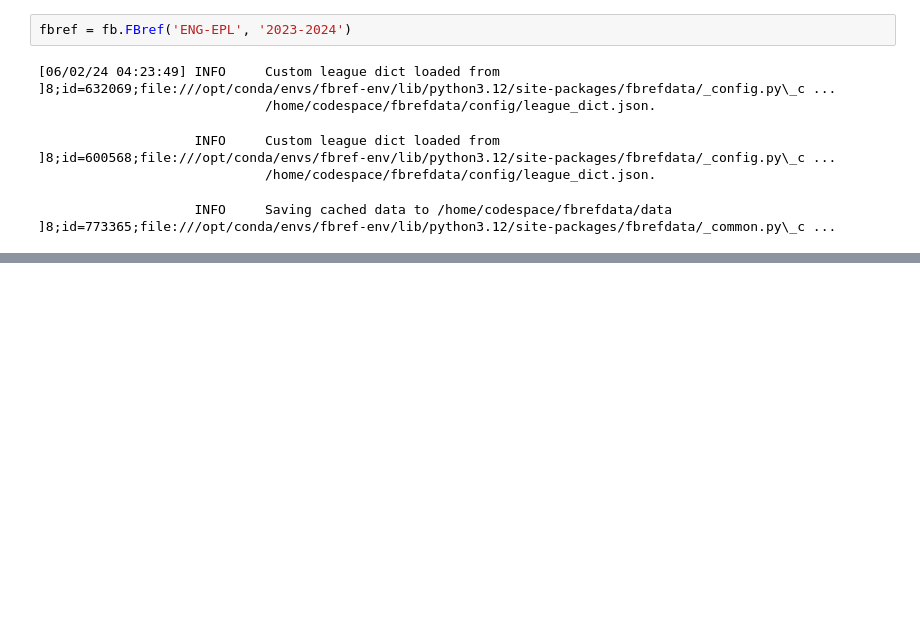
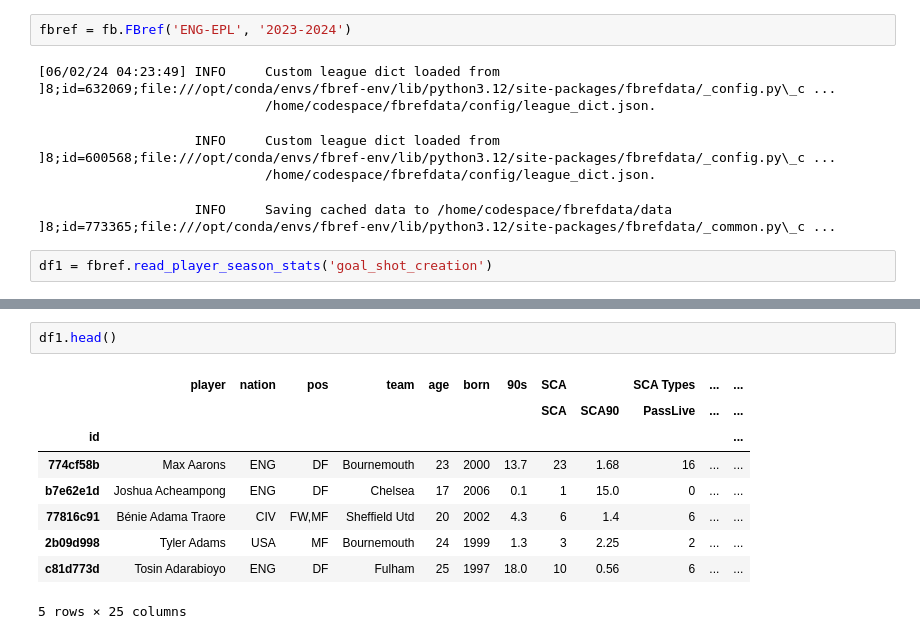
Before and after one commit to PTIT-D22KH/fbref-experimenting, a Jupyter notebook: fbref-players/epl/epl.ipynb, the cells around one changed output, grey strips where cells are left out. Saved outputs shown, nothing was run; the diff lists cells and outputs as text; blank space fills up the shorter version.

```diff
--- a/fbref-players/epl/epl.ipynb
+++ b/fbref-players/epl/epl.ipynb
@@ -19,3 +19,5 @@ fbref = fb.FBref('ENG-EPL', '2023-2024')
                     INFO     Custom league dict loaded from                                           ]8;id=600568;file:///opt/conda/envs/fbref-env/lib/python3.12/site-packages/fbrefdata/_config.py\_c ...
                              /home/codespace/fbrefdata/config/league_dict.json.
                     INFO     Saving cached data to /home/codespace/fbrefdata/data                     ]8;id=773365;file:///opt/conda/envs/fbref-env/lib/python3.12/site-packages/fbrefdata/_common.py\_c ...
+# %%
+df1 = fbref.read_player_season_stats('goal_shot_creation')
@@ -21,0 +29,12 @@ fbref = fb.FBref('ENG-EPL', '2023-2024')
+# %%
+df1.head()
+# %% [output]
+|  | player | nation | pos | team | age | born | 90s | SCA |  | SCA Types | ... | ... |
+|  |  |  |  |  |  |  |  | SCA | SCA90 | PassLive | ... | ... |
+| id |  |  |  |  |  |  |  |  |  |  |  | ... |
+| 774cf58b | Max Aarons | ENG | DF | Bournemouth | 23 | 2000 | 13.7 | 23 | 1.68 | 16 | ... | ... |
+| b7e62e1d | Joshua Acheampong | ENG | DF | Chelsea | 17 | 2006 | 0.1 | 1 | 15.0 | 0 | ... | ... |
+| 77816c91 | Bénie Adama Traore | CIV | FW,MF | Sheffield Utd | 20 | 2002 | 4.3 | 6 | 1.4 | 6 | ... | ... |
+| 2b09d998 | Tyler Adams | USA | MF | Bournemouth | 24 | 1999 | 1.3 | 3 | 2.25 | 2 | ... | ... |
+| c81d773d | Tosin Adarabioyo | ENG | DF | Fulham | 25 | 1997 | 18.0 | 10 | 0.56 | 6 | ... | ... |
+5 rows × 25 columns
```
Also changed, not shown: parts of 6 cells of this notebook.
